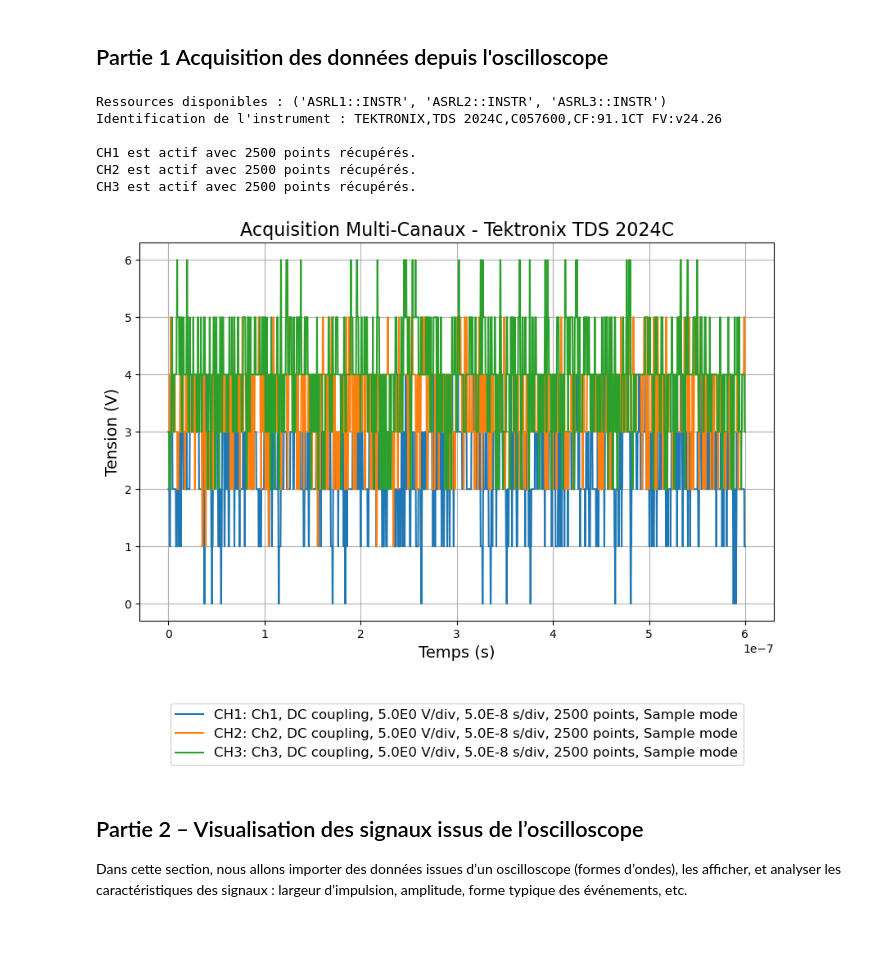
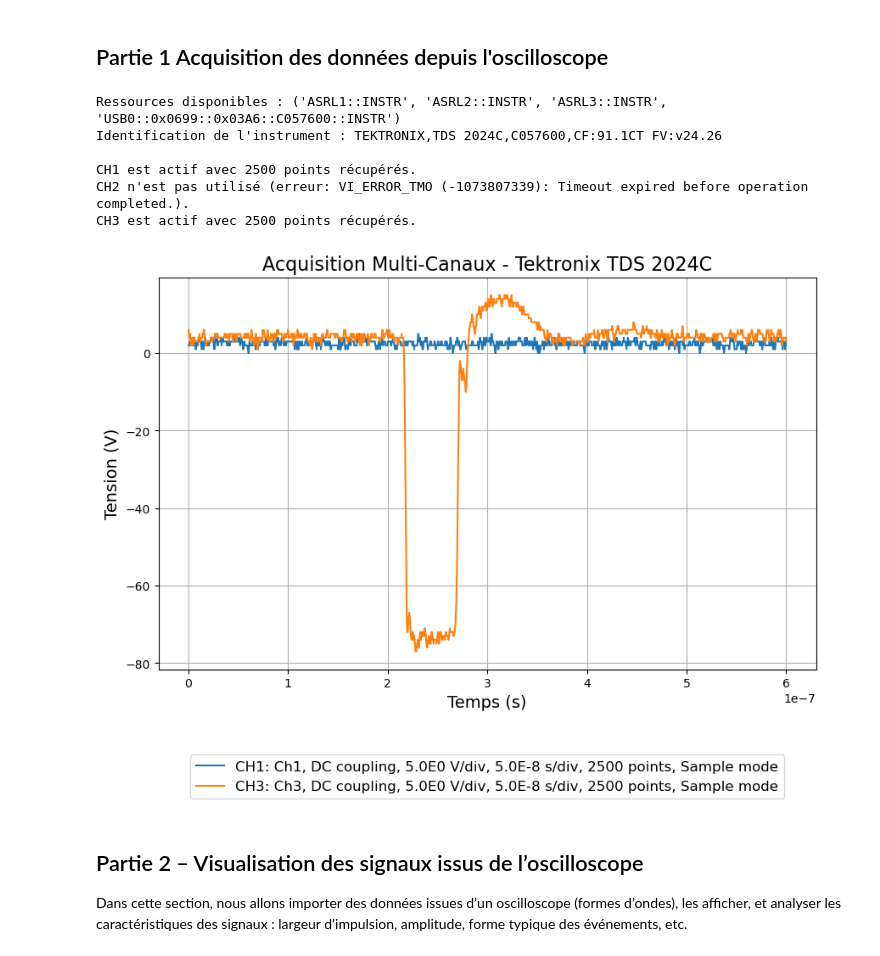
Before and after one commit to Arpad-Schaeffer/Modal, a Jupyter notebook: Muon_Detection_Scintillators.ipynb, the cells around one changed output. Saved outputs shown, nothing was run; the diff lists cells and outputs as text; code cells hidden in the pictures.

Commit message:
new data

```diff
--- a/Muon_Detection_Scintillators.ipynb
+++ b/Muon_Detection_Scintillators.ipynb
@@ -26,7 +26,7 @@ import re
 ## Partie 1 Acquisition des données depuis l'oscilloscope
 # %%
 # Définissez cette constante sur True pour enregistrer les données
-SAVE_DATA = False
+SAVE_DATA = True
 
 def get_channel_data(scope, channel):
     """
@@ -145,36 +145,36 @@ plt.legend(loc='upper center', bbox_to_anchor=(0.5, -0.20), fontsize=12, ncol=1)
 if SAVE_DATA:
     data_dict = {x_label: time_vector}
     for ch, vals in active_channels.items():
         data_dict[f"{ch} (V)"] = vals["data"]
     df = pd.DataFrame(data_dict)
 
     # Création d'une chaîne de caractères pour la date et l'heure courante au format "jour-mois-année_heure-minute"
     import datetime
     date_str = datetime.datetime.now().strftime("%d-%m-%Y_%H-%M")
 
     # Création d'une chaîne listant les canaux utilisés séparés par un underscore
     channels_used = "_".join(active_channels.keys())
 
     # Création du nom de fichier avec la date et les canaux utilisés
     filename = f"/Users/malotamalet/Desktop/Modal/Modal/Data/Data_{date_str}_{channels_used}.csv"
 
     df.to_csv(filename, index=False)
     print(f"Données enregistrées dans {filename}")
 
     # Enregistrement du plot dans le même dossier
     plot_filename = f"/Users/malotamalet/Desktop/Modal/Modal/Data/Plot_{date_str}_{channels_used}.png"
     plt.savefig(plot_filename, bbox_inches='tight')
     print(f"Plot enregistré dans {plot_filename}")
 
     plt.show()
 # %% [output]
-Ressources disponibles : ('ASRL1::INSTR', 'ASRL2::INSTR', 'ASRL3::INSTR')
+Ressources disponibles : ('ASRL1::INSTR', 'ASRL2::INSTR', 'ASRL3::INSTR', 'USB0::0x0699::0x03A6::C057600::INSTR')
 Identification de l'instrument : TEKTRONIX,TDS 2024C,C057600,CF:91.1CT FV:v24.26
 
 CH1 est actif avec 2500 points récupérés.
-CH2 est actif avec 2500 points récupérés.
+CH2 n'est pas utilisé (erreur: VI_ERROR_TMO (-1073807339): Timeout expired before operation completed.).
 CH3 est actif avec 2500 points récupérés.
-[figure, old version]
+[figure, new version]
 # %% [markdown]
 ## Partie 2 – Visualisation des signaux issus de l’oscilloscope
 
```
Also changed, not shown: 2 other files.
